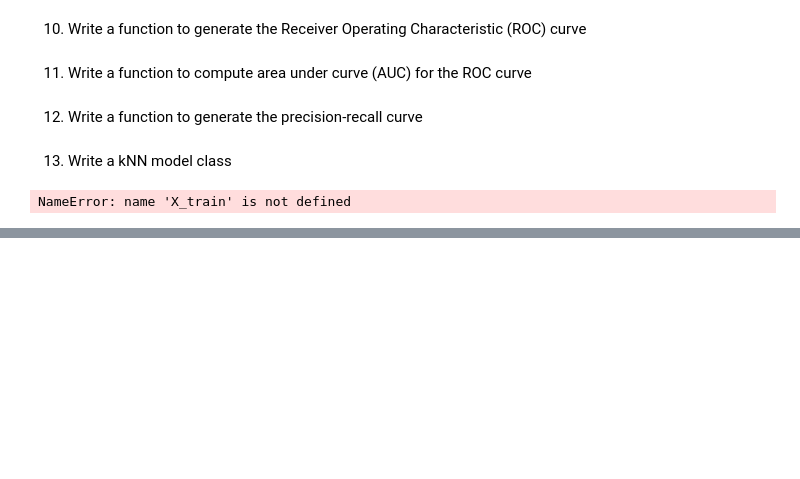
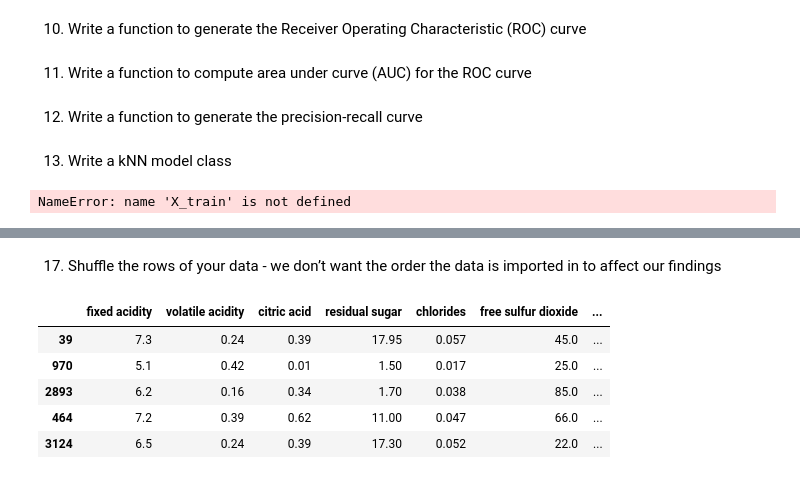
Before and after one commit to tannn/machine-learning, a Jupyter notebook: Doan_Vy_Marino_Tanner_assignment1 .ipynb, the cells around one changed output, grey strips where cells are left out. Cells and saved outputs as stored; diff of their text form; code cells hidden in the pictures; blank space fills up the shorter version.

```diff
--- a/Doan_Vy_Marino_Tanner_assignment1 .ipynb
+++ b/Doan_Vy_Marino_Tanner_assignment1 .ipynb
@@ -109,0 +147,2 @@ NameError: name 'X_train' is not defined
+# %% [markdown]
+17) Shuffle the rows of your data - we don’t want the order the data is imported in to affect our findings
@@ -109,0 +151,9 @@ NameError: name 'X_train' is not defined
+# %%
+wineData.head()
+# %% [output]
+|  | fixed acidity | volatile acidity | citric acid | residual sugar | chlorides | free sulfur dioxide | ... |
+| 39 | 7.3 | 0.24 | 0.39 | 17.95 | 0.057 | 45.0 | ... |
+| 970 | 5.1 | 0.42 | 0.01 | 1.50 | 0.017 | 25.0 | ... |
+| 2893 | 6.2 | 0.16 | 0.34 | 1.70 | 0.038 | 85.0 | ... |
+| 464 | 7.2 | 0.39 | 0.62 | 11.00 | 0.047 | 66.0 | ... |
+| 3124 | 6.5 | 0.24 | 0.39 | 17.30 | 0.052 | 22.0 | ... |
```
Also changed, not shown: parts of 13 cells of this notebook.
